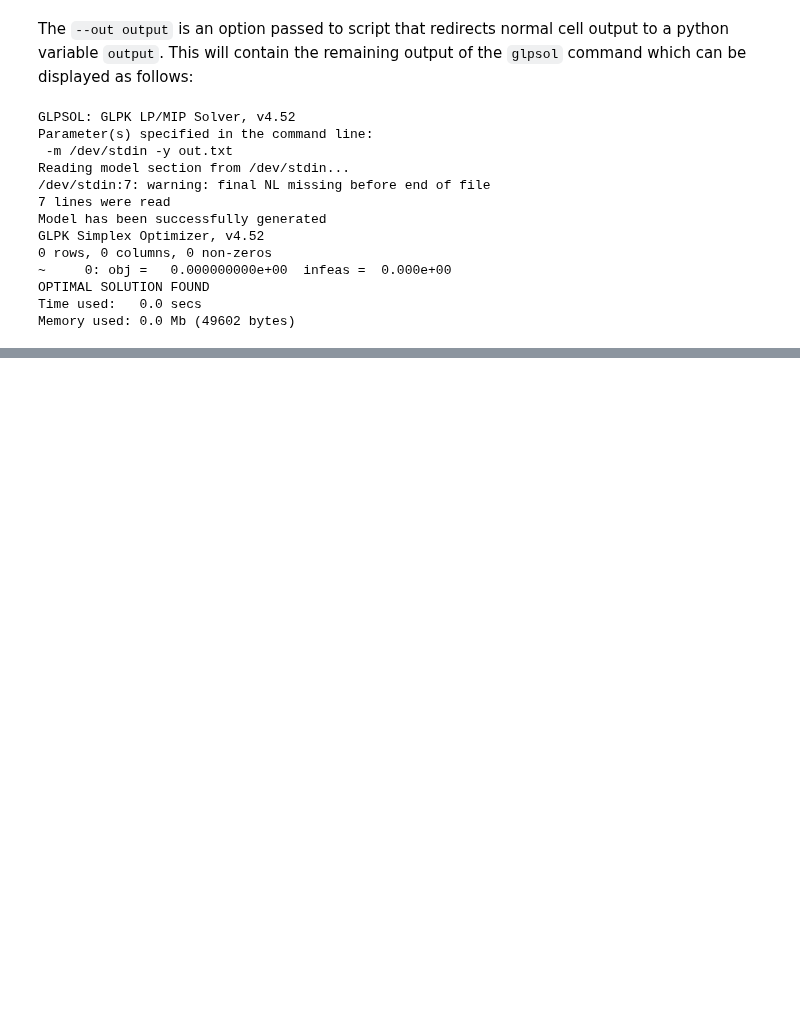
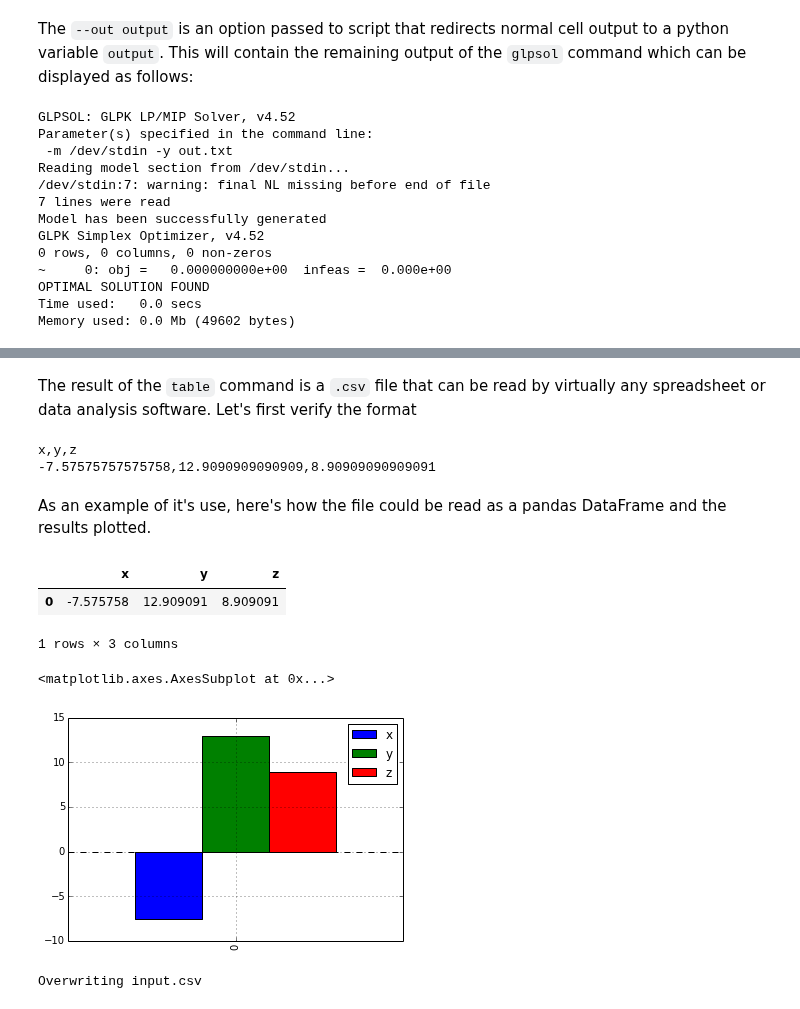
Before and after one commit to jckantor/CBE40455, a Jupyter notebook: notebooks/Getting Started with GNU MathProg.ipynb, the cells around one changed output, grey strips where cells are left out. Saved outputs shown, nothing was run; the diff lists cells and outputs as text; code cells hidden in the pictures; blank space fills up the shorter version.

```diff
--- a/notebooks/Getting Started with GNU MathProg.ipynb
+++ b/notebooks/Getting Started with GNU MathProg.ipynb
@@ -127,0 +280,28 @@ Memory used: 0.0 Mb (49602 bytes)
+# %% [markdown]
+The result of the `table` command is a `.csv` file that can be read by virtually any spreadsheet or data analysis software.  Let's first verify the format
+# %%
+f = open('out.csv');
+print(f.read())
+f.close()
+# %% [output]
+x,y,z
+-7.57575757575758,12.9090909090909,8.90909090909091
+# %% [markdown]
+As an example of it's use, here's how the file could be read as a pandas DataFrame and the results plotted.
+# %%
+import pandas
+df = pandas.read_csv("out.csv");
+display(df)
+df.plot(kind='bar')
+# %% [output]
+|  | x | y | z |
+| 0 | -7.575758 | 12.909091 | 8.909091 |
+1 rows × 3 columns
+<matplotlib.axes.AxesSubplot at 0x...>
+[figure, added]
+# %%
+%%writefile input.csv
+A,B,C
+12.2, 13.1, 13.2
+# %% [output]
+Overwriting input.csv
```
Also changed, not shown: parts of 19 cells of this notebook, 13 other files.
